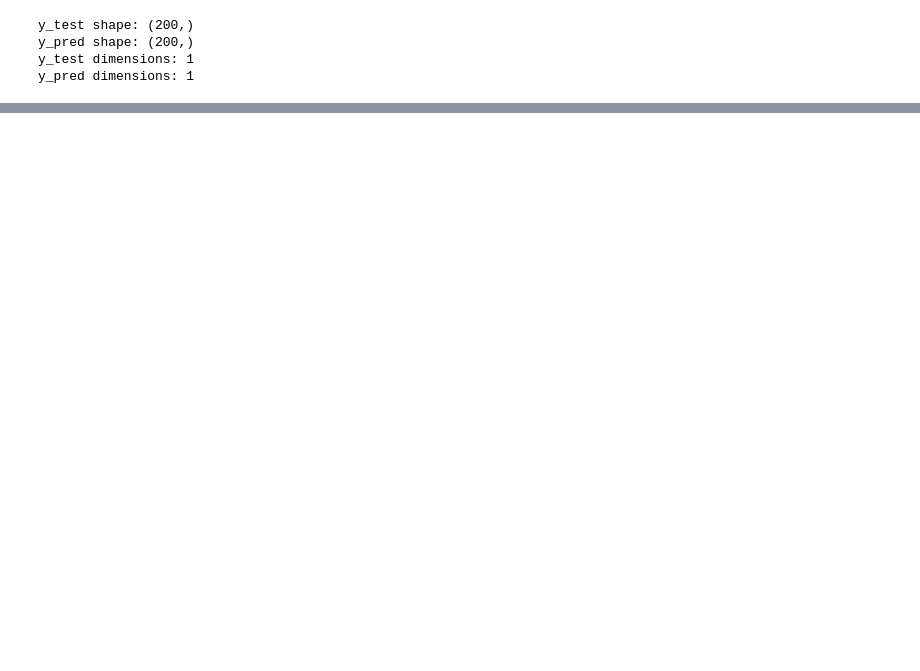
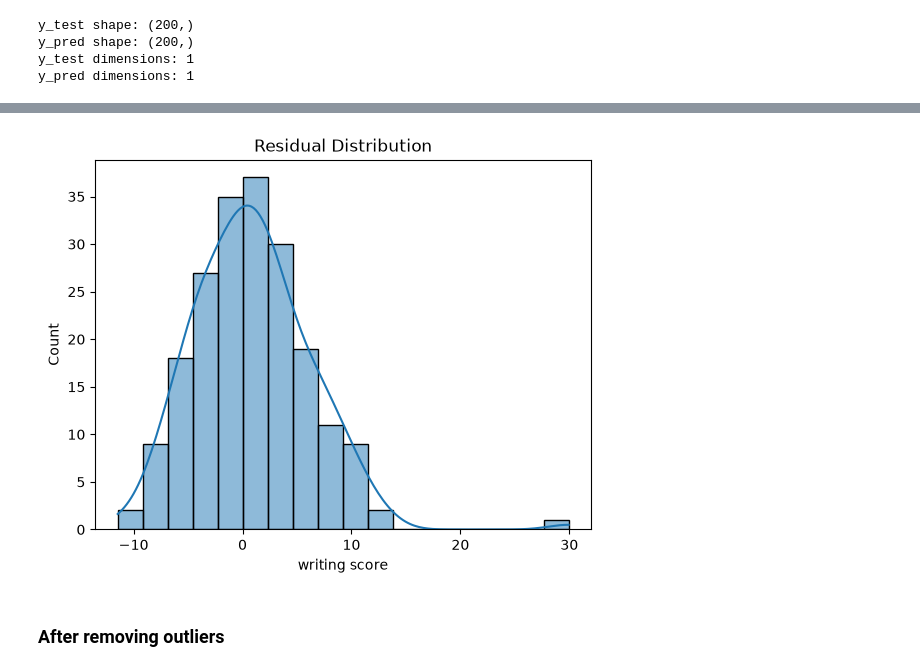
Before and after one commit to AreebaAkram/AI, a Jupyter notebook: LinearReg.ipynb, the cells around one changed output, grey strips where cells are left out. Cells and saved outputs as stored; diff of their text form; code cells hidden in the pictures; blank space fills up the shorter version.

```diff
--- a/LinearReg.ipynb
+++ b/LinearReg.ipynb
@@ -173,0 +263,9 @@ print(results.head())
+# %%
+sns.histplot(residuals, kde=True)
+
+plt.title("Residual Distribution")
+plt.show()
+# %% [output]
+[figure, added]
+# %% [markdown]
+### After removing outliers
```
Also changed, not shown: parts of 25 cells of this notebook, 1 other file.
